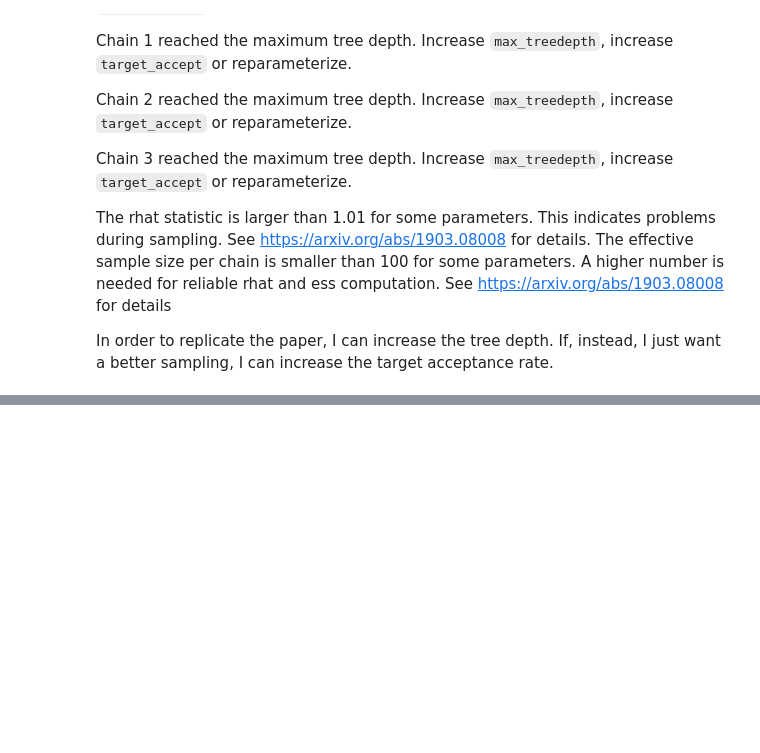
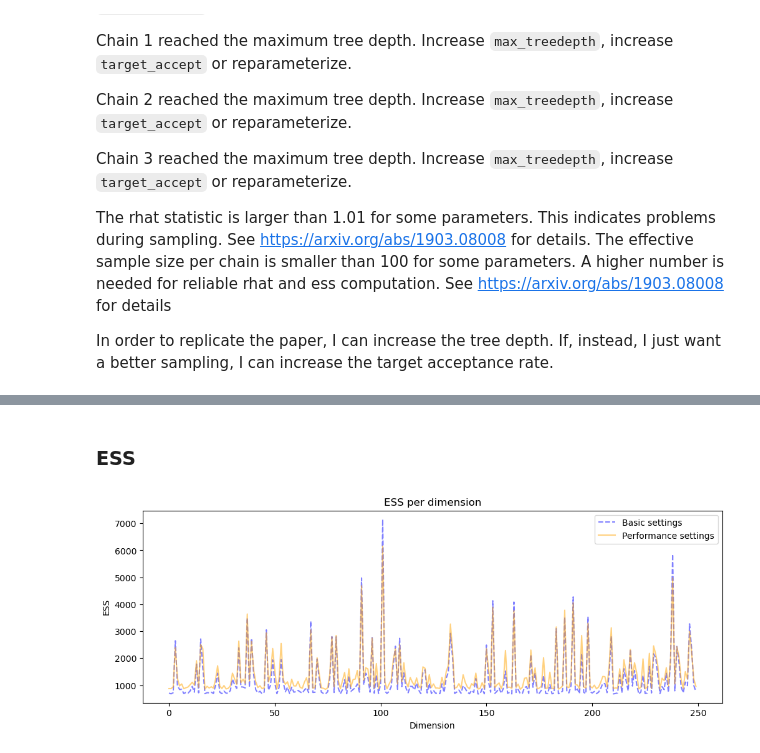
Before and after one commit to Mattia-Ponchio/Inference_Project, a Jupyter notebook: HMC_vs_NUTS - gaussian 250D.ipynb, the cells around one changed output, grey strips where cells are left out. Drawn from its saved outputs; the diff is of its cells as text; code cells hidden in the pictures; blank space fills up the shorter version.

```diff
--- a/HMC_vs_NUTS - gaussian 250D.ipynb
+++ b/HMC_vs_NUTS - gaussian 250D.ipynb
@@ -453,0 +482,15 @@ print("rel cov error:", rel_err)
+# %% [markdown]
+### ESS
+# %%
+ess_nuts = az.summary(idata_nuts, var_names=["theta"])["ess_bulk"].values
+ess_nuts_perf  = az.summary(idata_nuts_perf, var_names=["theta"])["ess_bulk"].values
+# %%
+plt.figure(figsize=(12, 4))
+plt.plot(ess_nuts, label="Basic settings", ls="dashed", alpha = 0.5, color="blue")
+plt.plot(ess_nuts_perf, label="Performance settings", alpha = 0.5, color="orange")
+plt.xlabel("Dimension")
+plt.ylabel("ESS")
+plt.legend()
+plt.title("ESS per dimension");
+# %% [output]
+[figure, added]
```
Also changed, not shown: parts of 10 cells of this notebook.
